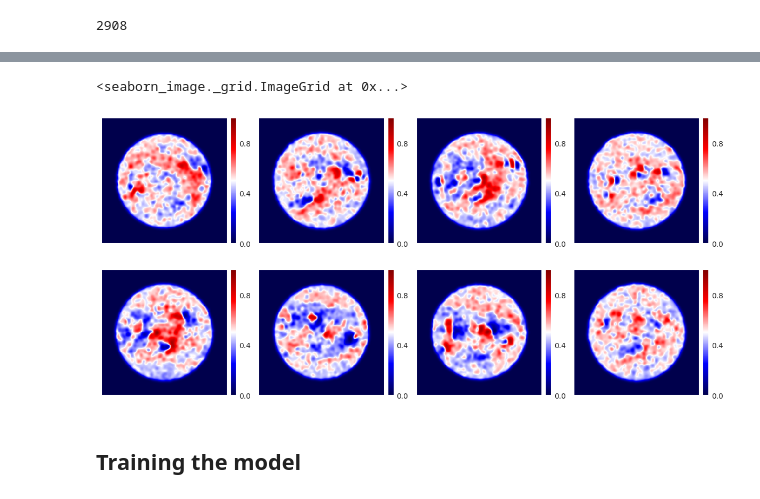
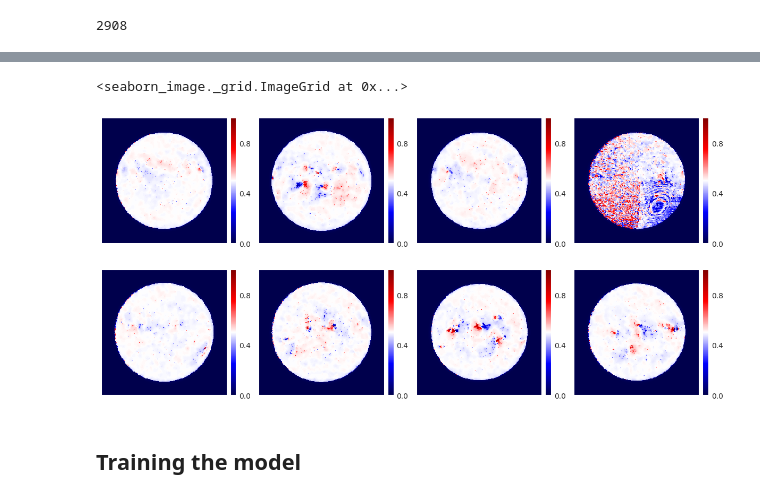
Before and after one commit to eugenioLR/TFM_sun_Autoencoders, a Jupyter notebook: autoencoder_HMI_m_2016.ipynb, the cells around one changed output, grey strips where cells are left out. Drawn from its saved outputs; the diff is of its cells as text; code cells hidden in the pictures.

```diff
--- a/autoencoder_HMI_m_2016.ipynb
+++ b/autoencoder_HMI_m_2016.ipynb
@@ -101,16 +103,27 @@ isns.ImageGrid(
 # %%
 if apply_absmax:
-    input_train = gaussian(utils.abs_max_filter_par(2*input_train - 1, absmax_size)/2 + 0.5, sigma=gauss_sigma, channel_axis=0)
-    input_test = gaussian(utils.abs_max_filter_par(2*input_test - 1, absmax_size)/2 + 0.5, sigma=gauss_sigma, channel_axis=0)
+    # input_train = gaussian(utils.abs_max_filter_par(2*input_train - 1, absmax_size)/2 + 0.5, sigma=gauss_sigma, channel_axis=0)
+    # input_test = gaussian(utils.abs_max_filter_par(2*input_test - 1, absmax_size)/2 + 0.5, sigma=gauss_sigma, channel_axis=0)
+# Reconstruction loss compares inputs and outputs and tries to minimise the difference
+r_loss = original_dim * keras.losses.mse(visible, outpt)  # use MSE
 
-    # input_train = skimage.restoration.denoise_tv_chambolle(input_train, channel_axis=0)
-    # input_test = skimage.restoration.denoise_tv_chambolle(input_test, channel_axis=0)
+# KL divergence loss compares the encoded latent distribution Z with standard Normal distribution and penalizes if it's too different
+kl_loss =  -0.5 * K.sum(1 + z_log_sigma - K.square(z_mean) - K.exp(z_log_sigma), axis = 1)
+
+# The VAE loss is a combination of reconstruction loss and KL loss
+vae_loss = K.mean(r_loss + kl_loss)
+
+# Add loss to the model and compile it
+vae.add_loss(vae_loss)
+vae.compile(optimizer='adam')
+    input_train = skimage.restoration.denoise_tv_chambolle(input_train, channel_axis=0)
+    input_test = skimage.restoration.denoise_tv_chambolle(input_test, channel_axis=0)
 
 
 isns.ImageGrid(random.sample(list(input_train), 4) + random.sample(list(input_test), 4), col_wrap=4, cmap="seismic",vmin=0, vmax=1)
 # %% [output]
 <seaborn_image._grid.ImageGrid at 0x...>
-[figure, old version]
+[figure, new version]
 # %% [markdown]
 ## Training the model
 # %%
```
Also changed, not shown: parts of 9 cells of this notebook, 21 other files.
